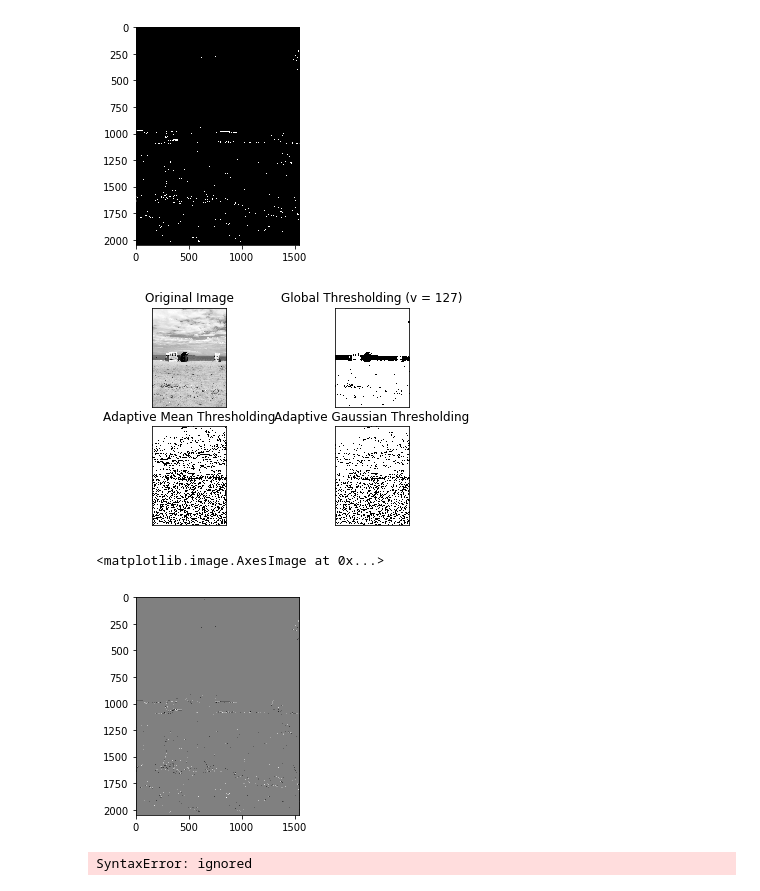
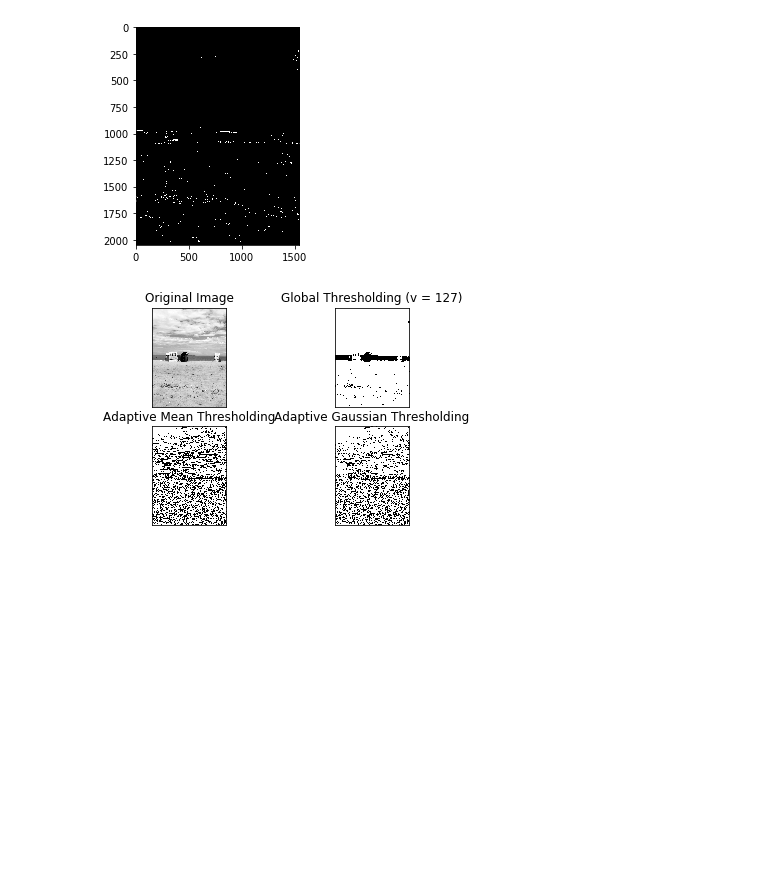
Before and after one commit to uol-mediaprocessing-201920/group-projects-make-it-aesthetic, a Jupyter notebook: MakeItAesthetic.ipynb, the cells around one changed output. Cells and saved outputs as stored; diff of their text form; code cells hidden in the pictures; blank space fills up the shorter version.

```diff
--- a/MakeItAesthetic.ipynb
+++ b/MakeItAesthetic.ipynb
@@ -250,64 +217,21 @@ plt.imshow(edges, 'gray')
 # %%
 img = cv2.imread('beach.jpeg',0)
 img = cv2.medianBlur(img,5)
 
 ret,th1 = cv2.threshold(img,127,255,cv2.THRESH_BINARY)
 th2 = cv2.adaptiveThreshold(img,255,cv2.ADAPTIVE_THRESH_MEAN_C,\
-            cv2.THRESH_BINARY,11,2)
+            cv2.THRESH_BINARY,21,2)
 th3 = cv2.adaptiveThreshold(img,255,cv2.ADAPTIVE_THRESH_GAUSSIAN_C,\
-            cv2.THRESH_BINARY,11,2)
+            cv2.THRESH_BINARY,21,2)
 
 titles = ['Original Image', 'Global Thresholding (v = 127)',
             'Adaptive Mean Thresholding', 'Adaptive Gaussian Thresholding']
 images = [img, th1, th2, th3]
 
 for i in range(4):
     plt.subplot(2,2,i+1),plt.imshow(images[i],'gray')
     plt.title(titles[i])
     plt.xticks([]),plt.yticks([])
 plt.show()
 # %% [output]
-[figure, old version]
+[figure, new version]
-<matplotlib.image.AxesImage at 0x...>
-[figure, removed]
-# %%
-! wget -q https://raw.githubusercontent.com/uol-mediaprocessing/group-projects-make-it-aesthetic/master/Pictures/beach_twopeople.jpg
-beach = cv2.imread("beach_twopeople.jpg")
-beach = cv2.cvtColor(beach, cv2.COLOR_BGR2RGB)
-plt.imshow(beach)
-
-image,src, src_gray;
-grad;
-String window_name = "Sobel Demo - Simple Edge Detector";
-ksize = parser.get<int>("ksize");
-scale = parser.get<int>("scale");
-delta = parser.get<int>("delta");
-ddepth = CV_16S;
-
-# Load the image
-src = cv2.imread("beach_twopeople.jpg")
-
-
-src = cv2.GaussianBlur(src, (3, 3), 0)
-
-
-gray = cv2.cvtColor(src, cv2.COLOR_BGR2GRAY)
-
-
-grad_x = cv2.Sobel(gray, ddepth, 1, 0, ksize=3, scale=scale, delta=delta, borderType=cv.BORDER_DEFAULT)
-# Gradient-Y
-# grad_y = cv.Scharr(gray,ddepth,0,1)
-grad_y = cv2.Sobel(gray, ddepth, 0, 1, ksize=3, scale=scale, delta=delta, borderType=cv.BORDER_DEFAULT)
-
-
-abs_grad_x = cv2.convertScaleAbs(grad_x)
-abs_grad_y = cv2.convertScaleAbs(grad_y)
-
-
-grad = cv2.addWeighted(abs_grad_x, 0.5, abs_grad_y, 0.5, 0)
-
-plt.imshow(gray)
-#cv2.imshow(window_name, grad)
-#cv2.waitKey(0)
-# %% [output]
-SyntaxError: ignored
```
Also changed, not shown: parts of 17 cells of this notebook.
